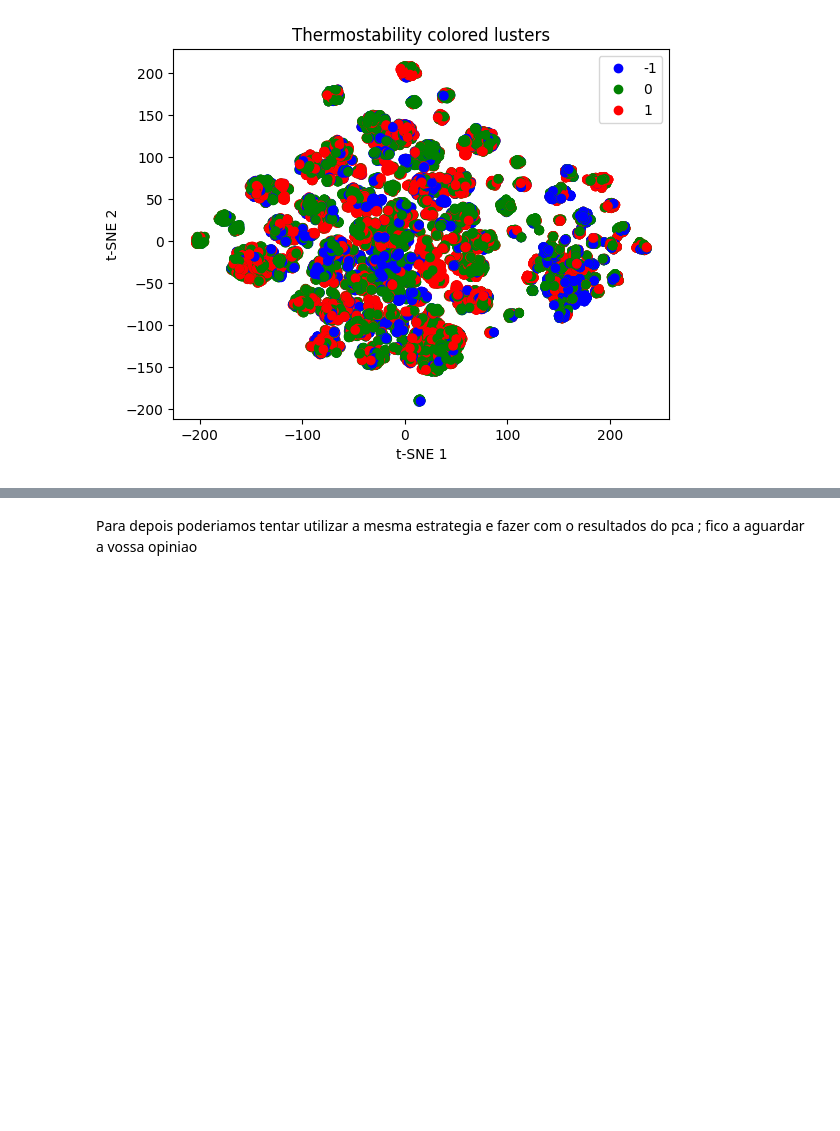
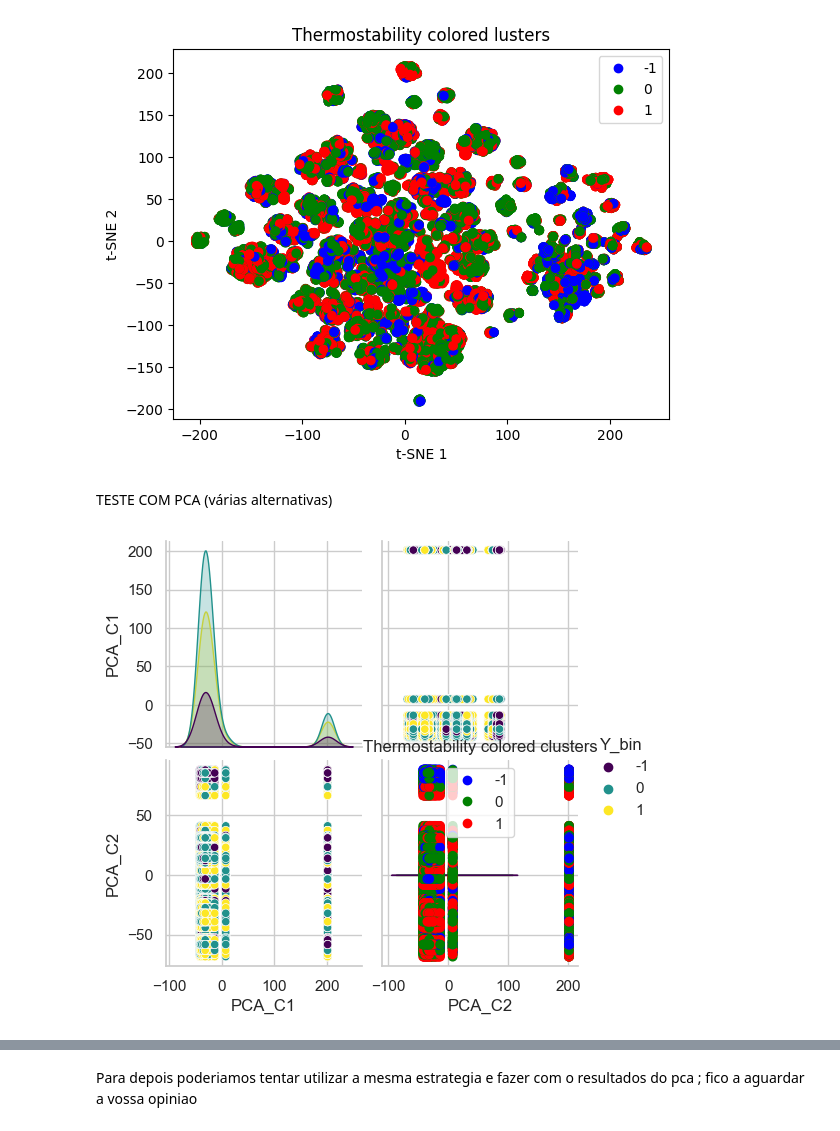
Before and after one commit to GuilhermeLoboSousa/Work-SIB, a Jupyter notebook: Parte2.ipynb, the cells around one changed output, grey strips where cells are left out. Saved outputs shown, nothing was run; the diff lists cells and outputs as text; code cells hidden in the pictures; blank space fills up the shorter version.

```diff
--- a/Parte2.ipynb
+++ b/Parte2.ipynb
@@ -12,5 +14,5 @@ Nesta seção do notebook, exploraremos várias técnicas de análise não super
 # %%
-path="C:\\Users\\guilh\\OneDrive - Universidade de Aveiro\\Guilherme\\dataset.csv"
+path = r"\Work_SIB\Work-SIB\dataset.csv"
 data=pd.read_csv(path)
 # %%
 data
@@ -310,3 +312,40 @@ plt.legend(handles=handles)
 plt.show()
 # %% [output]
 [figure]
+# %% [markdown]
+TESTE COM PCA (várias alternativas)
+# %%
+from sklearn.decomposition import PCA
+
+dados_pca = dados_sem_Y
+
+# Criar uma instância do PCA com 2 componentes principais
+pca = PCA(n_components=2, random_state=0)
+
+# Aplicar o PCA aos seus dados
+pca_drugs = pca.fit_transform(dados_pca)
+
+# Adicionar as novas colunas ao seu DataFrame
+dados_pca['PCA_C1'] = pca_drugs.T[0]
+dados_pca['PCA_C2'] = pca_drugs.T[1]
+
+# Criar um pairplot colorido pela classe 'Y_bin'
+sns.pairplot(dados_pca, hue='Y_bin', vars=['PCA_C1', 'PCA_C2'], palette='viridis')
+
+# Criar um gráfico de dispersão colorido pela classe 'Y_bin'
+class_tm_colors = {-1: 'blue', 0: 'green', 1: 'red'}
+class_colors = [class_tm_colors[classification] for classification in dados_pca['Y_bin']]
+
+plt.scatter(dados_pca['PCA_C1'], dados_pca['PCA_C2'], c=class_colors)
+plt.xlabel('PCA 1')
+plt.ylabel('PCA 2')
+plt.title('Thermostability colored clusters')
+
+# Adicionar a legenda
+handles = [plt.plot([], marker="o", ls="", color=class_tm_colors[c], label=c)[0] for c in class_tm_colors]
+plt.legend(handles=handles)
+
+# Mostrar o gráfico
+plt.show()
+# %% [output]
+[figure, added]
```
Also changed, not shown: parts of 14 cells of this notebook.
